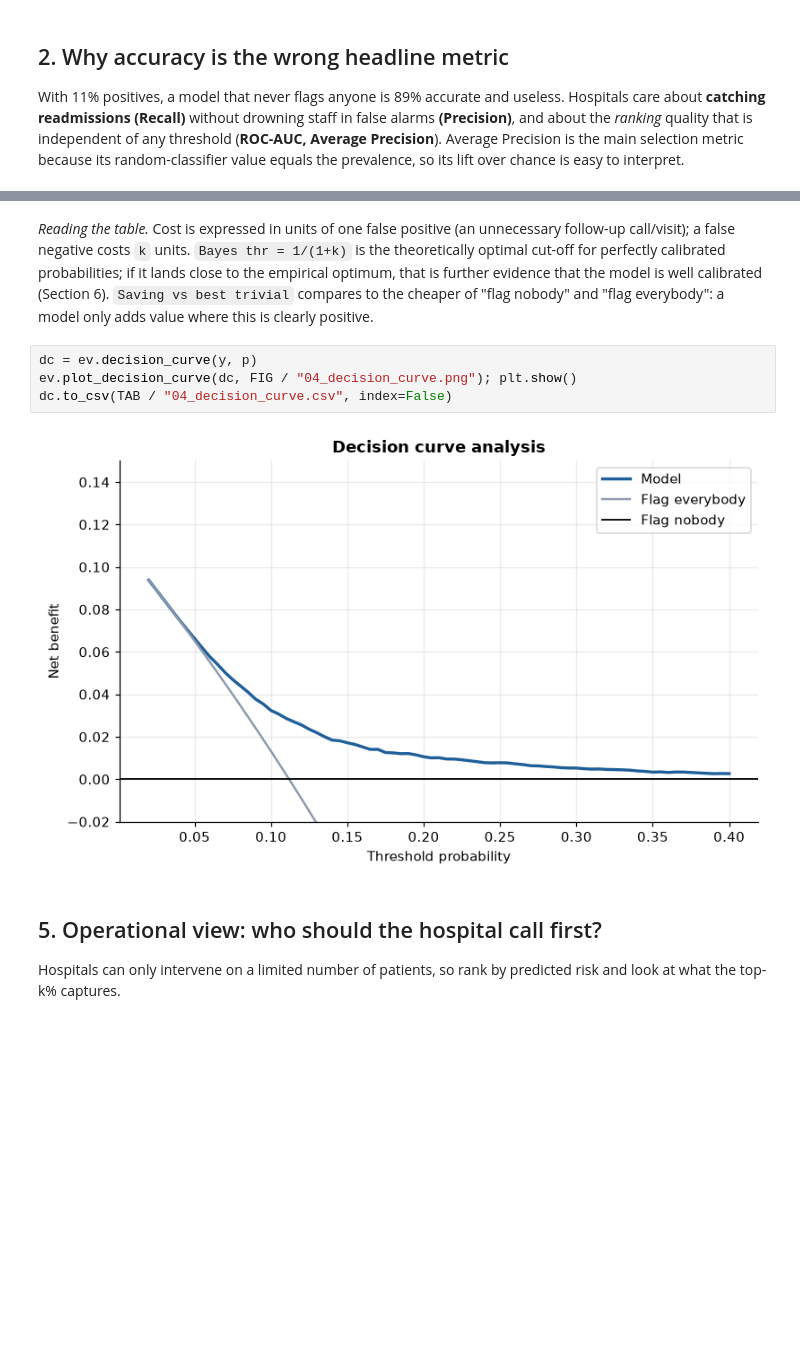
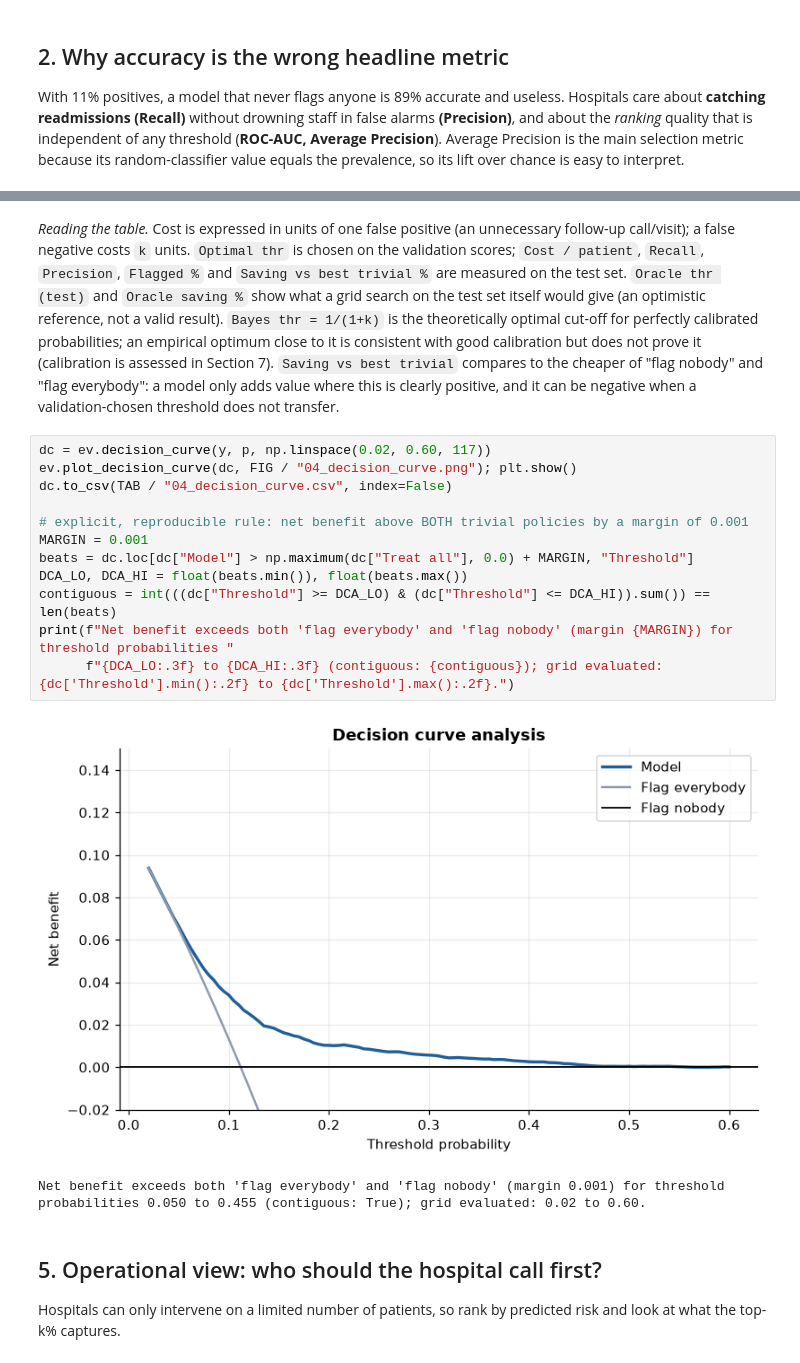
Before and after one commit to nnathuu/DS66B_group_13, a Jupyter notebook: notebooks/03_evaluation.ipynb, the cells around one changed output, grey strips where cells are left out. Cells and saved outputs as stored; diff of their text form; blank space fills up the shorter version.

```diff
--- a/notebooks/03_evaluation.ipynb
+++ b/notebooks/03_evaluation.ipynb
@@ -266,14 +473,25 @@ display(cs.round(3).set_index("FN:FP cost ratio")); cs.to_csv(TAB / "04_cost_sen
 # %% [markdown]
 *Reading the table.* Cost is expressed in units of one false positive (an unnecessary follow-up call/visit); a false negative costs `k` units.
-`Bayes thr = 1/(1+k)` is the theoretically optimal cut-off for perfectly calibrated probabilities; if it lands close to the empirical optimum,
-that is further evidence that the model is well calibrated (Section 6).
-`Saving vs best trivial` compares to the cheaper of "flag nobody" and "flag everybody": a model only adds value where this is clearly positive.
+`Optimal thr` is chosen on the validation scores; `Cost / patient`, `Recall`, `Precision`, `Flagged %` and `Saving vs best trivial %` are measured on the test set.
+`Oracle thr (test)` and `Oracle saving %` show what a grid search on the test set itself would give (an optimistic reference, not a valid result).
+`Bayes thr = 1/(1+k)` is the theoretically optimal cut-off for perfectly calibrated probabilities; an empirical optimum close to it is consistent with
+good calibration but does not prove it (calibration is assessed in Section 7).
+`Saving vs best trivial` compares to the cheaper of "flag nobody" and "flag everybody": a model only adds value where this is clearly positive, and it can be negative when a validation-chosen threshold does not transfer.
 # %%
-dc = ev.decision_curve(y, p)
+dc = ev.decision_curve(y, p, np.linspace(0.02, 0.60, 117))
 ev.plot_decision_curve(dc, FIG / "04_decision_curve.png"); plt.show()
 dc.to_csv(TAB / "04_decision_curve.csv", index=False)
+
+# explicit, reproducible rule: net benefit above BOTH trivial policies by a margin of 0.001
+MARGIN = 0.001
+beats = dc.loc[dc["Model"] > np.maximum(dc["Treat all"], 0.0) + MARGIN, "Threshold"]
+DCA_LO, DCA_HI = float(beats.min()), float(beats.max())
+contiguous = int(((dc["Threshold"] >= DCA_LO) & (dc["Threshold"] <= DCA_HI)).sum()) == len(beats)
+print(f"Net benefit exceeds both 'flag everybody' and 'flag nobody' (margin {MARGIN}) for threshold probabilities "
+      f"{DCA_LO:.3f} to {DCA_HI:.3f} (contiguous: {contiguous}); grid evaluated: {dc['Threshold'].min():.2f} to {dc['Threshold'].max():.2f}.")
 # %% [output]
-[figure, old version]
+[figure, new version]
+Net benefit exceeds both 'flag everybody' and 'flag nobody' (margin 0.001) for threshold probabilities 0.050 to 0.455 (contiguous: True); grid evaluated: 0.02 to 0.60.
 # %% [markdown]
 ## 5. Operational view: who should the hospital call first?
 
```
Also changed, not shown: parts of 29 cells of this notebook, 37 other files.
